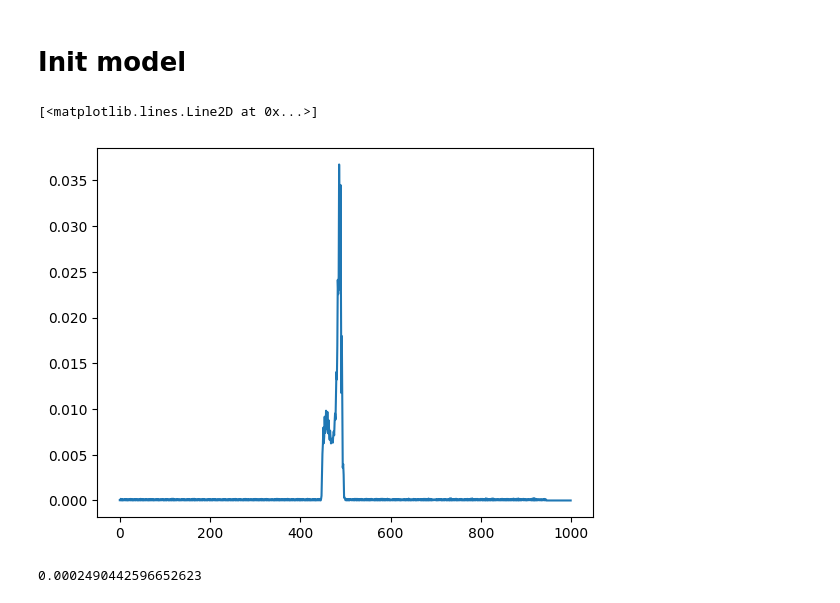
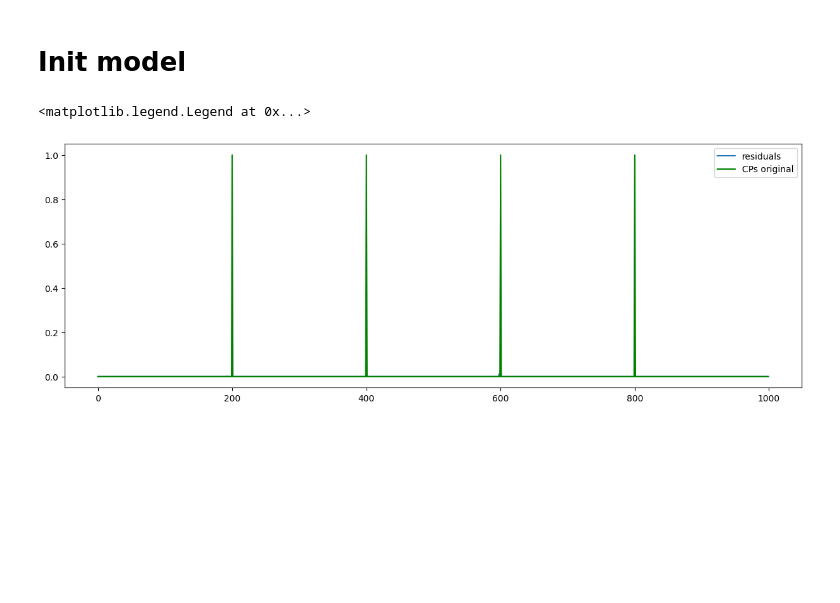
Before and after one commit to GishB/DirectionalDrillingChangePointDetection, a Jupyter notebook: experiments/refactoring_experiments/SingularSequenceTransformation.ipynb, the cells around one changed output. Saved outputs shown, nothing was run; the diff lists cells and outputs as text; code cells hidden in the pictures; blank space fills up the shorter version.

Commit message:
edit experiments files based on the latest model implementation

```diff
--- a/experiments/refactoring_experiments/SingularSequenceTransformation.ipynb
+++ b/experiments/refactoring_experiments/SingularSequenceTransformation.ipynb
@@ -17,8 +17,8 @@ import matplotlib.pyplot as plt
 # %% [markdown]
 # Generate data
 # %%
-# data = LinearSteps(length_data=2000, cps_number=5, white_noise_level="default").get()
-data = SinusoidWaves(length_data=1000, cps_number=2, white_noise_level="min").get()
+# data = LinearSteps(length_data=1000, cps_number=5, white_noise_level="default").get()
+data = SinusoidWaves(length_data=1000, cps_number=5, white_noise_level="min").get()
 # %%
 data.plot()
 # %% [output]
@@ -40,23 +40,21 @@ memory usage: 23.4 KB
 # %% [markdown]
 # Init model
 # %%
-model = SingularSequenceTransformer(df=data, target_column="x",
-                     sequence_window = 50,
-                     lag = 5,
-                     queue_window=50,
-                     is_cps_filter_on=False,
+model = SingularSequenceTransformer(
+                     is_z_normalization=True,
+                     is_cps_filter_on=True,
+                     is_squared_residual=True,
                      n_components=2,
-                     threshold_std_coeff=3.1,
-                                   is_exp_squared=False)
+                     threshold_std_coeff=3.7,
+                     is_exp_squared=False).fit(list(data['x'].values), None)
 # %%
-distances = model.get_distances()
+distances = model.get_distances(data['x'].values)
 # %%
-plt.plot(distances)
+plt.figure(figsize=(15,5))
+plt.plot(distances**2, label='residuals')
+plt.plot(data['CPs'].values, label='CPs original', color='green')
+plt.legend()
 # %% [output]
-[<matplotlib.lines.Line2D at 0x...>]
+<matplotlib.legend.Legend at 0x...>
-[figure, old version]
+[figure, new version]
-# %%
-distances[:100].mean() + distances[:100].std()*3
-# %% [output]
-0.0002490442596652623
 # %%
```
Also changed, not shown: parts of 3 cells of this notebook, 1 other file.
